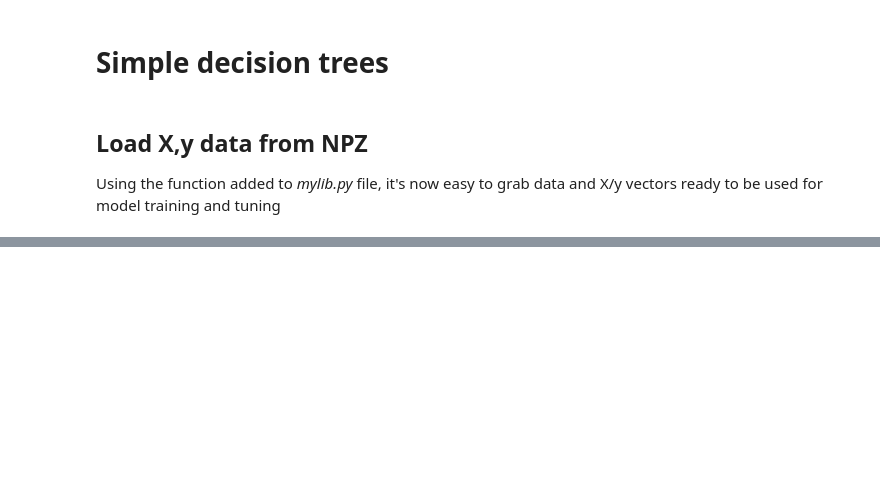
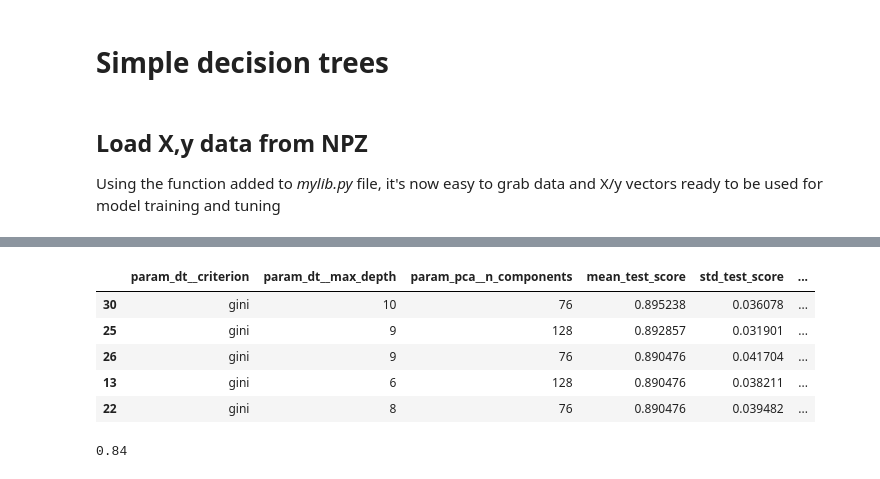
Before and after one commit to xnicolovici/machine_learning, a Jupyter notebook: notebooks/Course No 4/11. Course project/04 - Simple decision trees.ipynb, the cells around one changed output, grey strips where cells are left out. Drawn from its saved outputs; the diff is of its cells as text; code cells hidden in the pictures; blank space fills up the shorter version.

```diff
--- a/notebooks/Course No 4/11. Course project/04 - Simple decision trees.ipynb
+++ b/notebooks/Course No 4/11. Course project/04 - Simple decision trees.ipynb
@@ -117,0 +147,9 @@ dot_data = export_graphviz(
+# %%
+# Here are the different parameters I will vary
+dt_grid_param['dt__max_depth']=[3, 4, 5, 6, 7, 8, 9, 10]
+
+# Build the GridSearchCV object using versbose and parallel execution options
+grid_dt=GridSearchCV(dt_pipe, dt_grid_param, cv=CV, refit=True, return_train_score=True, verbose=True, n_jobs=-1, iid=True)
+
+# Fit the model
+grid_dt.fit(X['trainX'], y['trainX'])
@@ -117,0 +172,17 @@ dot_data = export_graphviz(
+# %%
+# Display top 5 best test score
+columns=[
+    'param_dt__criterion', 'param_dt__max_depth', 'param_pca__n_components', 'mean_test_score', 'std_test_score', 'mean_train_score'
+]
+pd.DataFrame(grid_dt.cv_results_).sort_values('mean_test_score', ascending=False)[columns].head(5)
+# %% [output]
+|  | param_dt__criterion | param_dt__max_depth | param_pca__n_components | mean_test_score | std_test_score | ... |
+| 30 | gini | 10 | 76 | 0.895238 | 0.036078 | ... |
+| 25 | gini | 9 | 128 | 0.892857 | 0.031901 | ... |
+| 26 | gini | 9 | 76 | 0.890476 | 0.041704 | ... |
+| 13 | gini | 6 | 128 | 0.890476 | 0.038211 | ... |
+| 22 | gini | 8 | 76 | 0.890476 | 0.039482 | ... |
+# %%
+grid_dt.best_estimator_.score(X['test'], y['test'])
+# %% [output]
+0.84
```
Also changed, not shown: parts of 14 cells of this notebook, 3 other files.
